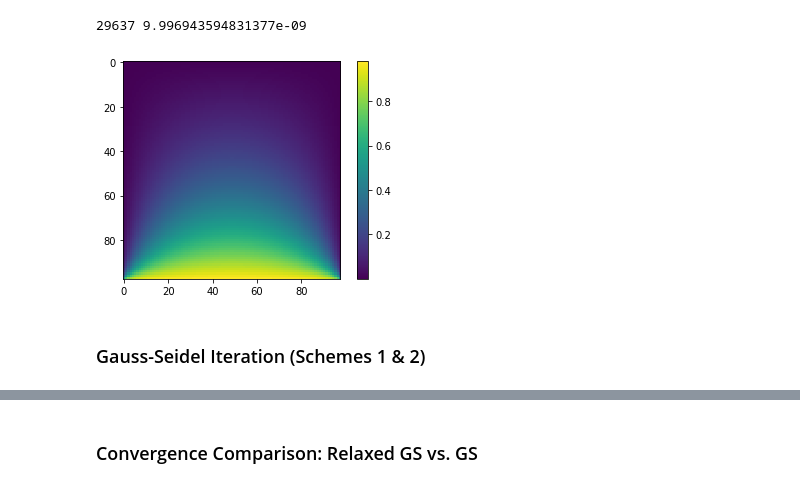
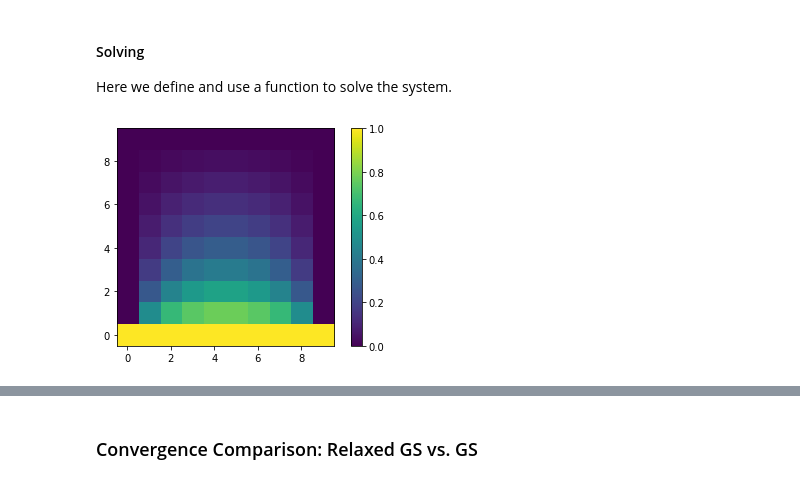
Before and after one commit to sheeshee/High-Performance-Computing-Coursework, a Jupyter notebook: Assignment 3/Assignment 3 Submission.ipynb, the cells around one changed output, grey strips where cells are left out. Saved outputs shown, nothing was run; the diff lists cells and outputs as text; code cells hidden in the pictures.

```diff
--- a/Assignment 3/Assignment 3 Submission.ipynb
+++ b/Assignment 3/Assignment 3 Submission.ipynb
@@ -214,49 +247,0 @@ def init_Jacobi_kernel(M, left, right, top, bottom):
-# %%
-max_k = 1e5
-
-def discretise_bc(low, high, M, f):
-    x = np.linspace(low, high, M)
-    fx = np.array([f(xi) for xi in x], dtype='float64')
-    return fx
-
-# Define the boundary conditions
-left_bc = lambda y: 0
-right_bc = lambda y: 0
-top_bc = lambda x: 0
-bottom_bc = lambda x: 1
-# Discretize into M points
-M = 100
-# Create result array, excluding boundaries
-Mop = (M-2)**2
-left_points = discretise_bc(0, 1, M, left_bc)
-right_points = discretise_bc(0, 1, M, right_bc)
-top_points = discretise_bc(0, 1, M, top_bc)
-bottom_points = discretise_bc(0, 1, M, bottom_bc)
-# Create LOP that is aware of boundary conditions
-jlop = JacobiIterator(M, left_points[1:-1], right_points[1:-1],
-                      top_points[1:-1], bottom_points[1:-1], 'float64')
-
-# get ready
-tol = 1e-8
-result_old = np.zeros(Mop)
-result_new = np.ones(Mop)
-# iterate
-k = 0
-diff = lambda a, b: np.linalg.norm(a - b)
-while diff(result_old, result_new) > tol:
-    result_old = result_new
-    result_new = jlop.matvec(result_new)
-    k += 1
-    if k > max_k:
-        break
-print(k, diff(result_old, result_new))
-
-
-plt.imshow(result_new.reshape((M-2, M-2)))
-plt.colorbar()
-plt.show()
-# %% [output]
-29637 9.996943594831377e-09
-[figure, removed]
-# %% [markdown]
-### Gauss-Seidel Iteration (Schemes 1 & 2)
@@ -267,0 +248,4 @@ plt.show()
+# %% [markdown]
+#### Solving
+
+Here we define and use a function to solve the system.
@@ -267,0 +305,21 @@ plt.show()
+# %%
+# Solve the Laplacian problem for the given function
+# describing the boundary conditions
+M = 10
+xlims = [0, 1]
+ylims = [0, 1]
+
+# Define the boundary conditions
+def f(x, y):
+    """
+    Describes the boundary conditions for the system
+    """
+    if x == 0:
+        return 1
+    else:
+        return 0
+
+u = jacobi_solve(xlims, ylims, M, f)
+show_solution(xlims, ylims, u)
+# %% [output]
+[figure, added]
```
Also changed, not shown: parts of 37 cells of this notebook.
